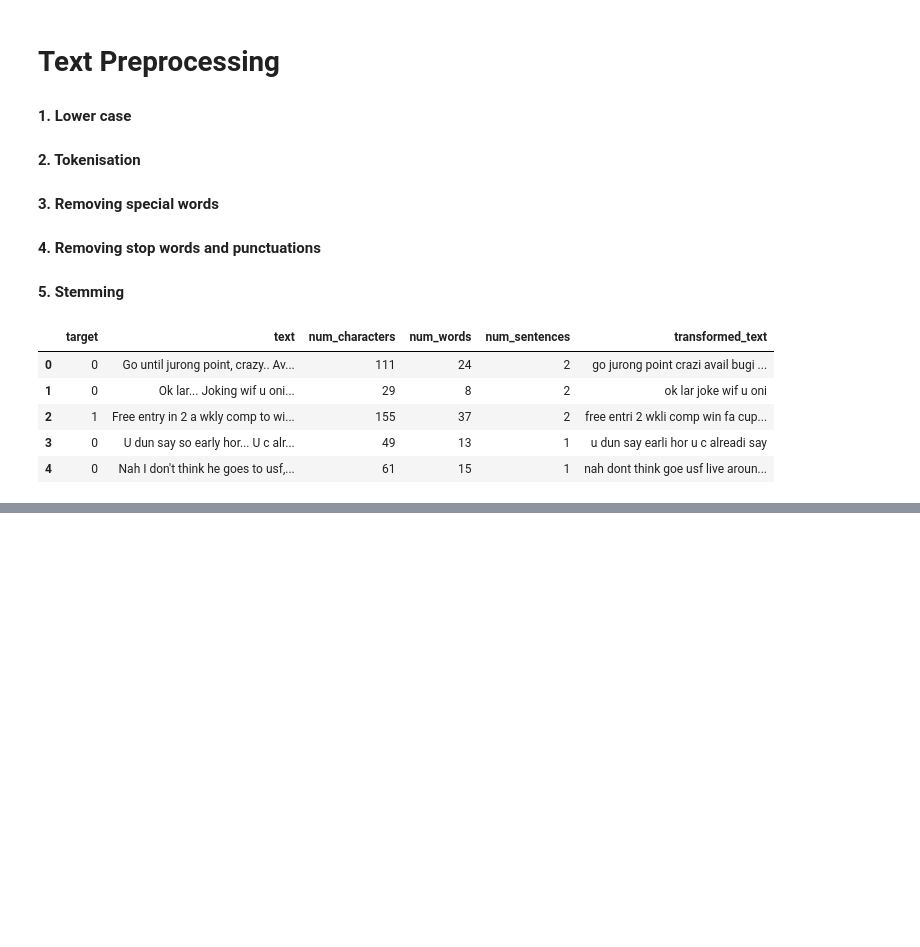
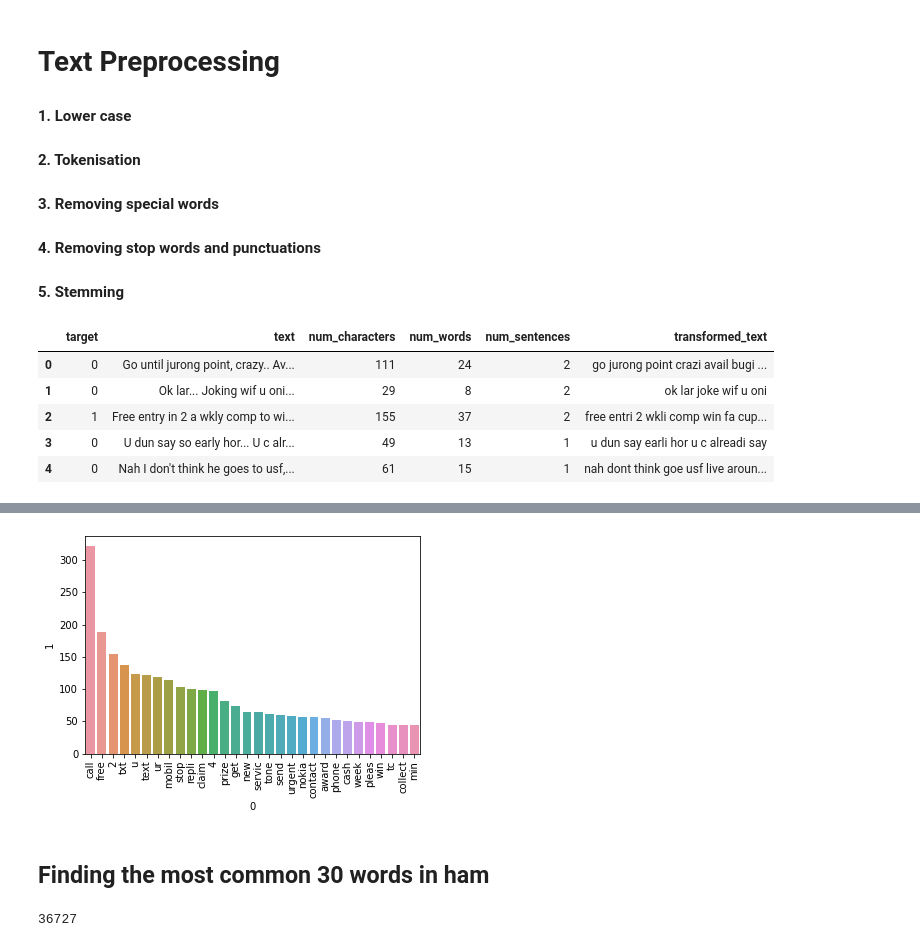
Before and after one commit to harshjainsk/email-spam-classifier, a Jupyter notebook: spam-classifier.ipynb, the cells around one changed output, grey strips where cells are left out. Saved outputs shown, nothing was run; the diff lists cells and outputs as text; code cells hidden in the pictures; blank space fills up the shorter version.

```diff
--- a/spam-classifier.ipynb
+++ b/spam-classifier.ipynb
@@ -317,0 +320,7 @@ plt.show()
+# %%
+spam_corpus = []
+for msg in df[df['target'] == 1]['transformed_text'].to_list():
+    for word in msg.split():
+        spam_corpus.append(word)
+
+len(spam_corpus)
@@ -317,0 +360,17 @@ plt.show()
+# %%
+sns.barplot(pd.DataFrame(Counter(spam_corpus).most_common(30))[0], pd.DataFrame(Counter(spam_corpus).most_common(30))[1])
+plt.xticks(rotation = 'vertical')
+plt.show()
+# %% [output]
+[figure, added]
+# %% [markdown]
+## Finding the most common 30 words in ham
+# %%
+ham_corpus = []
+for msg in df[df['target'] == 0]['transformed_text'].to_list():
+    for word in msg.split():
+        ham_corpus.append(word)
+
+len(ham_corpus)
+# %% [output]
+36727
```
Also changed, not shown: parts of 20 cells of this notebook.
